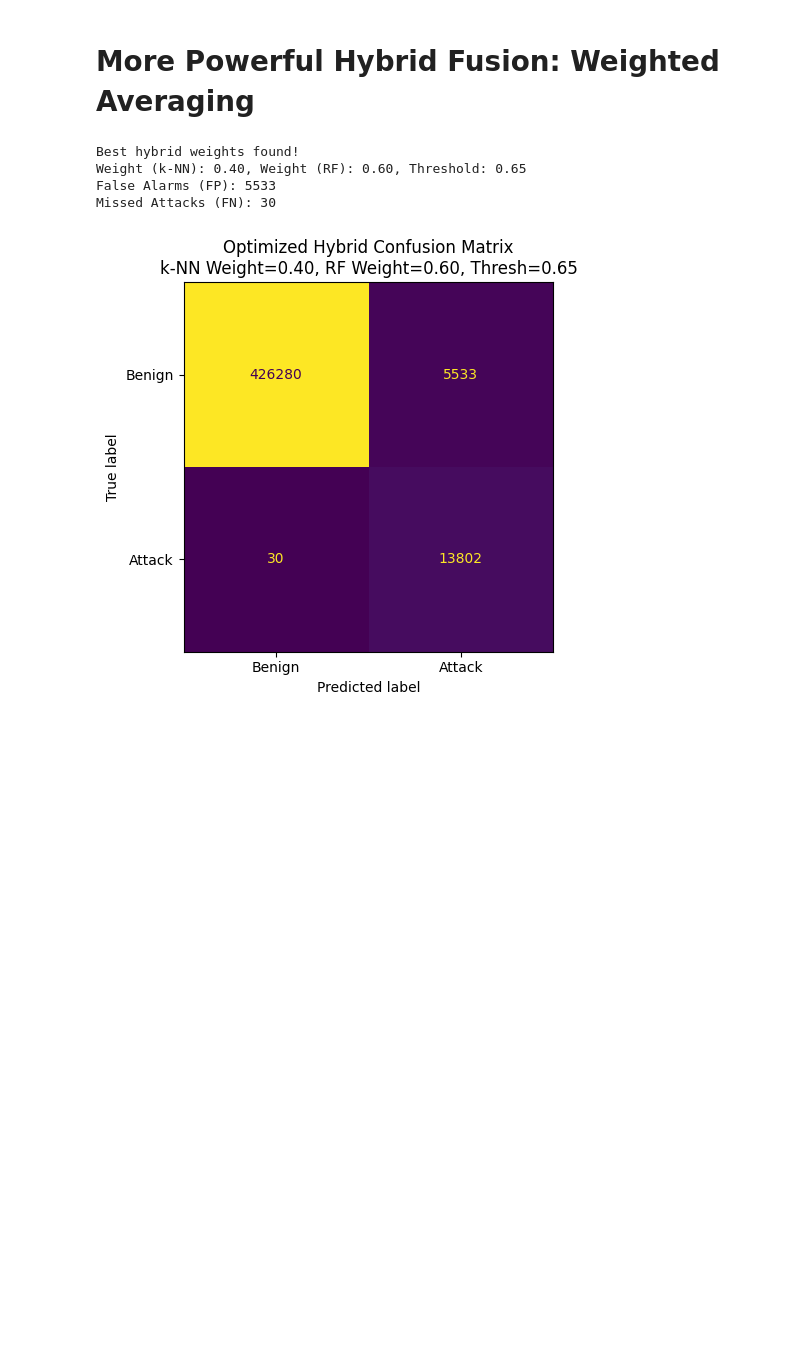
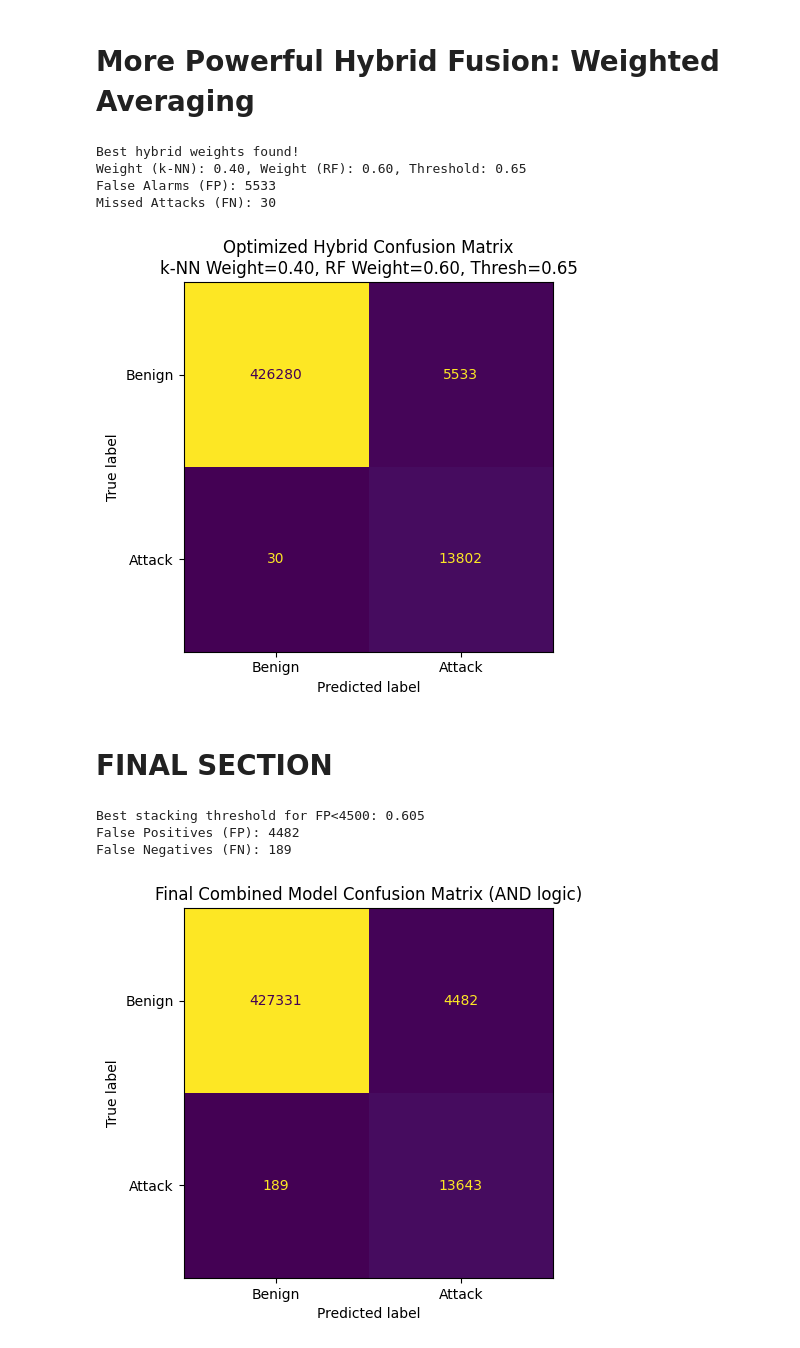
Before and after one commit to VaibhavGIT5048/IDS, a Jupyter notebook: DTI_FINAL.ipynb, the cells around one changed output. Saved outputs shown, nothing was run; the diff lists cells and outputs as text; code cells hidden in the pictures; blank space fills up the shorter version.

```diff
--- a/DTI_FINAL.ipynb
+++ b/DTI_FINAL.ipynb
@@ -884,7 +884,7 @@ y_score_lof = -lof.decision_function(X_test)
 y_proba_lof = MinMaxScaler().fit_transform(y_score_lof.reshape(-1, 1)).flatten()
 
 # Evaluate at several thresholds
-thresholds = [0.5, 0.39, 0.47]
+thresholds = [0.5, 0.01, 0.47]
 print("\n--- LOF Metrics ---")
 for thr in thresholds:
     y_pred = (y_proba_lof > thr).astype(int)
@@ -1959,3 +1959,76 @@ plt.title(f"Optimized Hybrid Confusion Matrix\nk-NN Weight={best_weight:.2f}, RF
 plt.show()
 # %% [output]
 [figure]
+# %% [markdown]
+# FINAL SECTION
+# %%
+import numpy as np
+from sklearn.metrics import confusion_matrix, ConfusionMatrixDisplay
+import matplotlib.pyplot as plt
+
+# --- Assume these variables are ready from your training ---
+# y_proba_knn: k-NN predicted probabilities on X_test
+# y_proba_rf: Random Forest predicted probabilities on X_test
+# stacker: trained Logistic Regression meta-classifier for stacking
+# y_test: true labels for X_test
+
+# Optimized weights and thresholds from prior step
+best_weight_knn = 0.40
+best_weight_rf = 0.60
+best_thresh_hybrid = 0.65
+best_thresh_stack_init = 0.55  # initial stacking threshold (will be tuned)
+
+# --- Step 1: Calculate hybrid fusion probabilities ---
+hybrid_score = best_weight_knn * y_proba_knn + best_weight_rf * y_proba_rf
+
+# --- Step 2: Get stacking ensemble probabilities ---
+meta_X_test = np.vstack([y_proba_knn, y_proba_rf]).T
+stacking_proba = stacker.predict_proba(meta_X_test)[:, 1]
+
+# --- Step 3: Tune stacking threshold for FP < 4500 with minimal FN ---
+thresholds = np.linspace(0, 1, 201)
+best_fp = np.inf
+best_fn = np.inf
+best_thresh_stack = None
+
+for t in thresholds:
+    preds = (stacking_proba > t).astype(int)
+    tn, fp, fn, tp = confusion_matrix(y_test, preds).ravel()
+    if fp < 4500 and fn < best_fn:
+        best_fp = fp
+        best_fn = fn
+        best_thresh_stack = t
+
+print(f"Best stacking threshold for FP<4500: {best_thresh_stack:.3f}")
+print(f"False Positives (FP): {best_fp}")
+print(f"False Negatives (FN): {best_fn}")
+
+# --- Step 4: Generate final predictions with tuned stacking threshold ---
+y_pred_hybrid = (hybrid_score > best_thresh_hybrid).astype(int)
+y_pred_stack = (stacking_proba > best_thresh_stack).astype(int)
+
+# --- Step 5: Final Combined Prediction using AND logic to minimize FP ---
+y_pred_final = ((y_pred_hybrid == 1) & (y_pred_stack == 1)).astype(int)
+
+# --- Step 6: Evaluate final predictions ---
+cm_final = confusion_matrix(y_test, y_pred_final)
+disp_final = ConfusionMatrixDisplay(cm_final, display_labels=["Benign", "Attack"])
+disp_final.plot(colorbar=False)
+plt.title("Final Combined Model Confusion Matrix (AND logic)")
+plt.show()
+
+tn, fp, fn, tp = cm_final.ravel()
+print(f"True Negatives: {tn}")
+print(f"False Positives (False Alarms): {fp}")
+print(f"False Negatives (Missed Attacks): {fn}")
+print(f"True Positives: {tp}")
+
+# --- Optional: Classification report ---
+from sklearn.metrics import classification_report
+print("\nClassification Report for Final Model:")
+print(classification_report(y_test, y_pred_final, target_names=["Benign", "Attack"]))
+# %% [output]
+Best stacking threshold for FP<4500: 0.605
+False Positives (FP): 4482
+False Negatives (FN): 189
+[figure, added]
```
Also changed, not shown: parts of 3 cells of this notebook.
